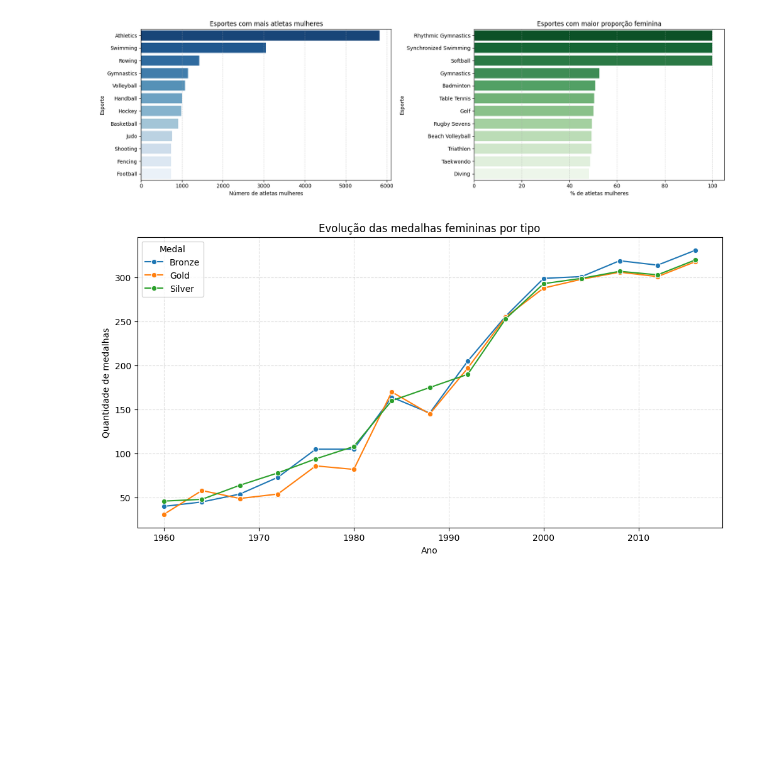
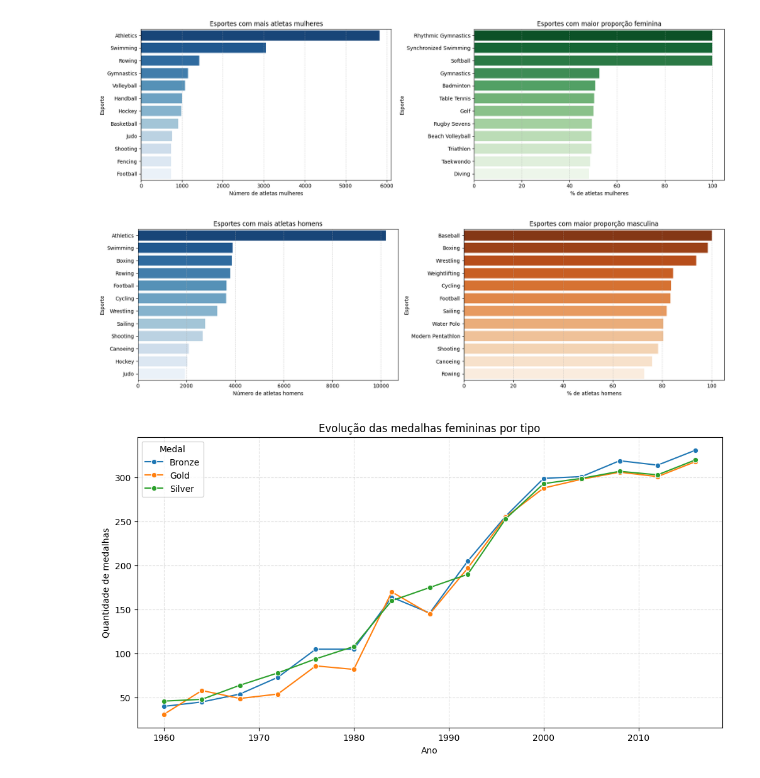
Before and after one commit to ClaraCaldas/Projeto-ICD, a Jupyter notebook: analiseFeminina.ipynb, the cells around one changed output. Drawn from its saved outputs; the diff is of its cells as text; code cells hidden in the pictures; blank space fills up the shorter version.

```diff
--- a/analiseFeminina.ipynb
+++ b/analiseFeminina.ipynb
@@ -154,6 +153,33 @@ plt.tight_layout()
 plt.show()
 # %% [output]
 [figure]
+# %%
+resumo_esportes['Atletas_Masculinos'] = (df_esportes[df_esportes['Sex'] == 'M'].groupby('Sport')['ID'].nunique()).fillna(0).astype(int)
+
+resumo_esportes['Percentual_Masculino'] = (100 * resumo_esportes['Atletas_Masculinos'] / resumo_esportes['Total_Atletas'])
+
+top_abs_esportes_m = (resumo_esportes.sort_values('Atletas_Masculinos', ascending=False).head(12).reset_index())
+
+top_pct_esportes_m = (resumo_esportes[resumo_esportes['Total_Atletas'] >= 100].sort_values('Percentual_Masculino', ascending=False).head(12).reset_index())
+
+fig, axes = plt.subplots(1, 2, figsize=(17, 5))
+
+sns.barplot(data=top_abs_esportes_m, y='Sport', x='Atletas_Masculinos', hue='Sport', palette='Blues_r', legend=False, ax=axes[0])
+axes[0].set_title('Esportes com mais atletas homens')
+axes[0].set_xlabel('Número de atletas homens')
+axes[0].set_ylabel('Esporte')
+axes[0].grid(axis='x', linestyle='--', alpha=0.5)
+
+sns.barplot(data=top_pct_esportes_m, y='Sport', x='Percentual_Masculino', hue='Sport', palette='Oranges_r', legend=False, ax=axes[1])
+axes[1].set_title('Esportes com maior proporção masculina')
+axes[1].set_xlabel('% de atletas homens')
+axes[1].set_ylabel('Esporte')
+axes[1].grid(axis='x', linestyle='--', alpha=0.5)
+
+plt.tight_layout()
+plt.show()
+# %% [output]
+[figure, added]
 # %%
 medalhas_femininas = dfM[dfM['Medal'].notna()].copy()
 
```
Also changed, not shown: parts of 3 cells of this notebook.
